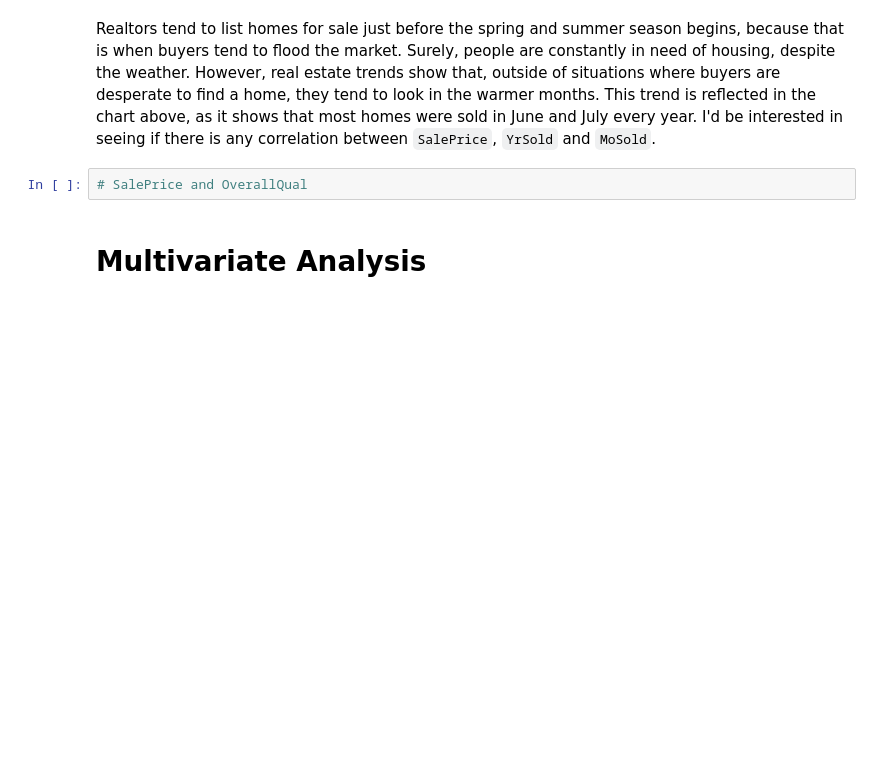
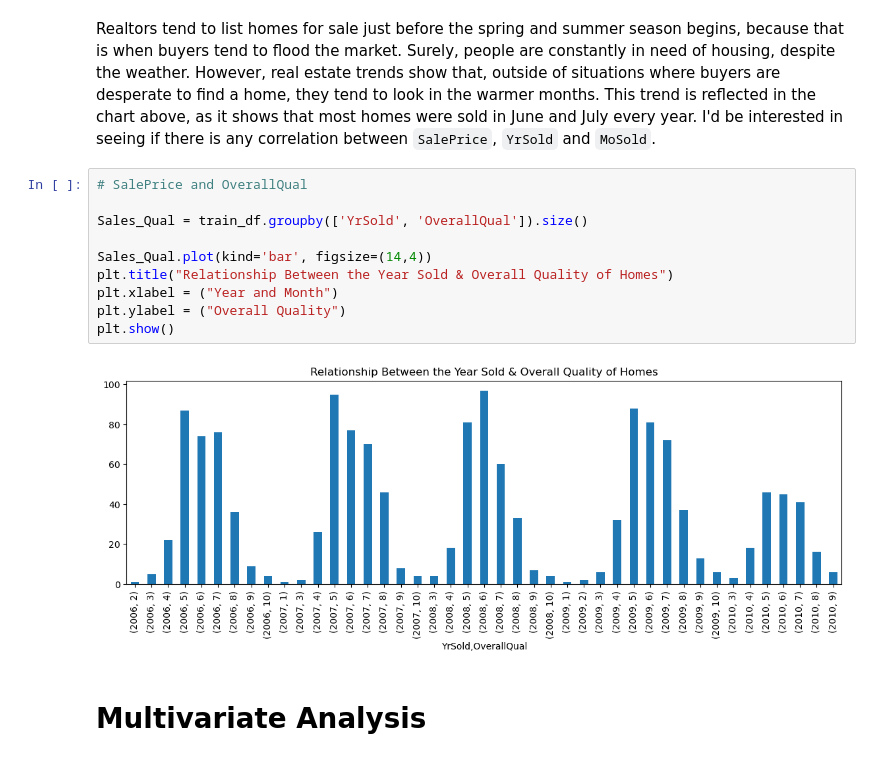
Before and after one commit to Jacqs395/House_Price, a Jupyter notebook: Code/eda.ipynb, the cells around one changed output. Drawn from its saved outputs; the diff is of its cells as text; blank space fills up the shorter version.

```diff
--- a/Code/eda.ipynb
+++ b/Code/eda.ipynb
@@ -367,8 +368,18 @@ plt.show()
 [figure]
 # %% [markdown]
 Realtors tend to list homes for sale just before the spring and summer season begins, because that is when buyers tend to flood the market. Surely, people are constantly in need of housing, despite the weather. However, real estate trends show that, outside of situations where buyers are desperate to find a home, they tend to look in the warmer months. This trend is reflected in the chart above, as it shows that most homes were sold in June and July every year. I'd be interested in seeing if there is any correlation between `SalePrice`, `YrSold` and `MoSold`.
-# %%
-# SalePrice and OverallQual
+# %%
+# SalePrice and OverallQual
+
+Sales_Qual = train_df.groupby(['YrSold', 'OverallQual']).size()
+
+Sales_Qual.plot(kind='bar', figsize=(14,4))
+plt.title("Relationship Between the Year Sold & Overall Quality of Homes")
+plt.xlabel = ("Year and Month")
+plt.ylabel = ("Overall Quality")
+plt.show()
+# %% [output]
+[figure, added]
 # %% [markdown]
 # Multivariate Analysis
 # %%
```
Also changed, not shown: parts of 2 cells of this notebook.
